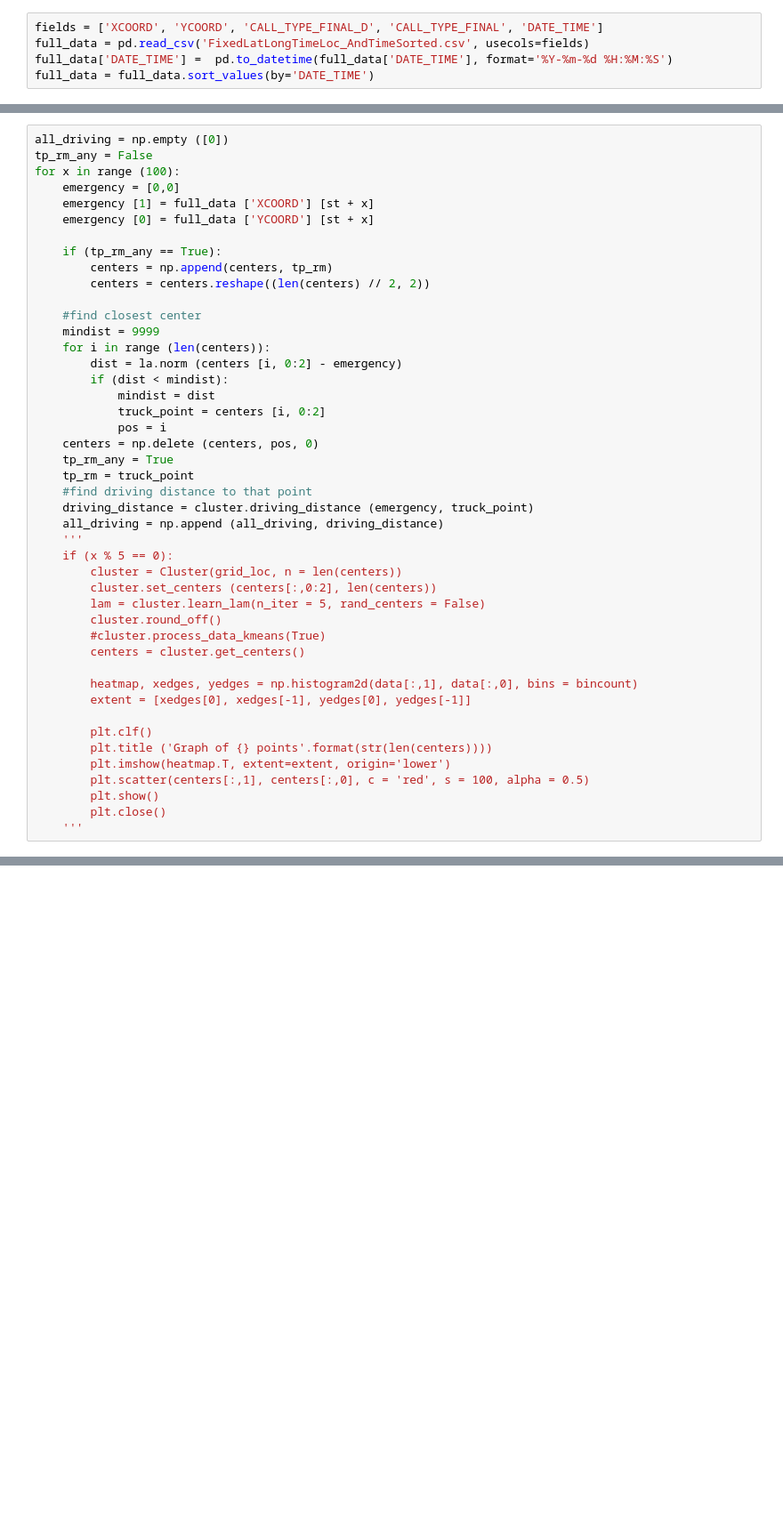
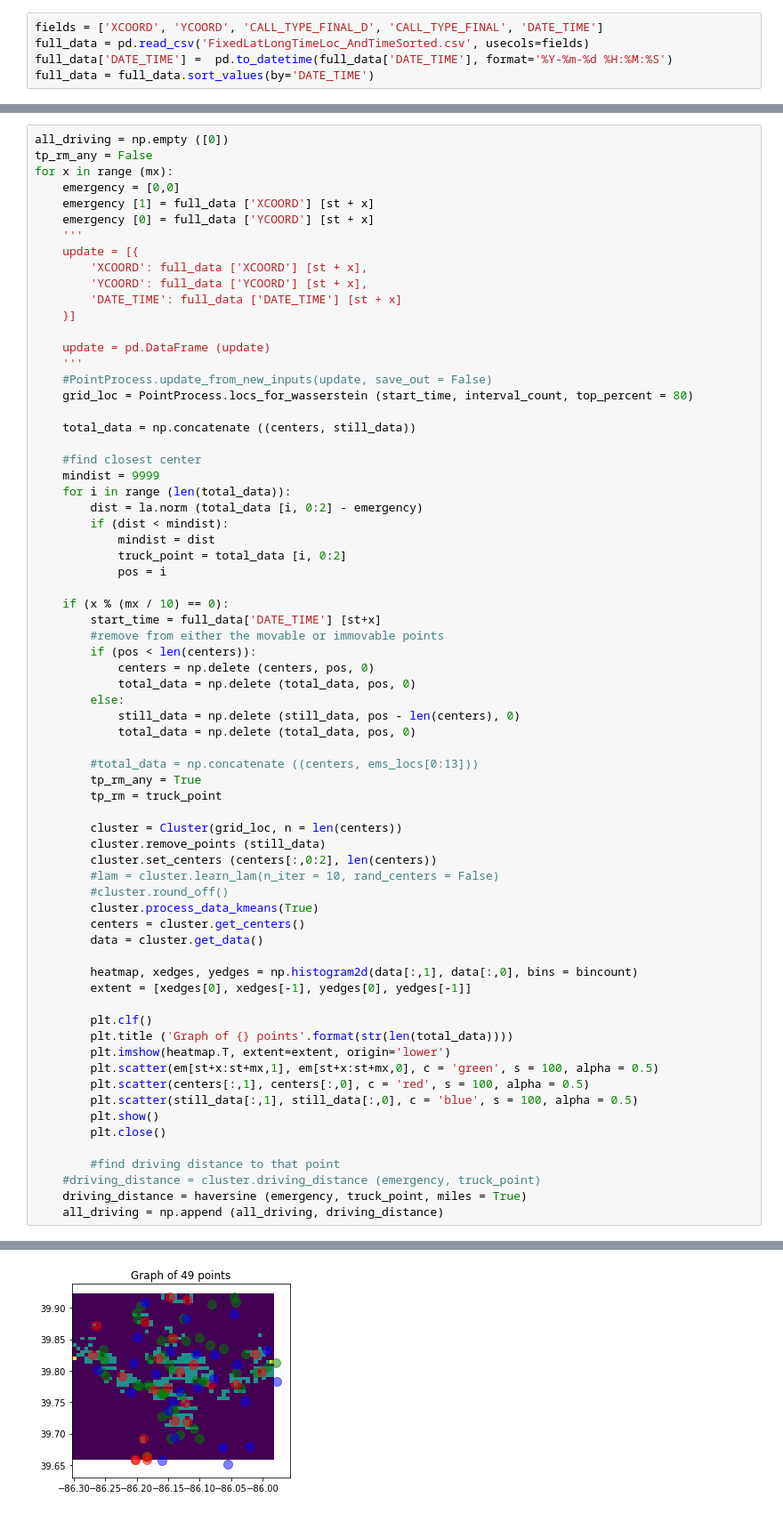
Before and after one commit to rjhosler/IUPUI-REU, a Jupyter notebook: Response Time.ipynb, the cells around one changed output, grey strips where cells are left out. Shown at 89% size. Cells and saved outputs as stored; diff of their text form; blank space fills up the shorter version.

```diff
--- a/Response Time.ipynb
+++ b/Response Time.ipynb
@@ -32,46 +79,70 @@ centers = cluster.get_centers()
 # %%
 all_driving = np.empty ([0])
 tp_rm_any = False
-for x in range (100):
+for x in range (mx):
     emergency = [0,0]
     emergency [1] = full_data ['XCOORD'] [st + x]
     emergency [0] = full_data ['YCOORD'] [st + x]
+    '''
+    update = [{
+        'XCOORD': full_data ['XCOORD'] [st + x],
+        'YCOORD': full_data ['YCOORD'] [st + x],
+        'DATE_TIME': full_data ['DATE_TIME'] [st + x]
+    }]
 
-    if (tp_rm_any == True):
-        centers = np.append(centers, tp_rm)
-        centers = centers.reshape((len(centers) // 2, 2))
+    update = pd.DataFrame (update)
+    '''
+    #PointProcess.update_from_new_inputs(update, save_out = False)
+    grid_loc = PointProcess.locs_for_wasserstein (start_time, interval_count, top_percent = 80)
+
+    total_data = np.concatenate ((centers, still_data))
 
     #find closest center
     mindist = 9999
-    for i in range (len(centers)):
-        dist = la.norm (centers [i, 0:2] - emergency)
+    for i in range (len(total_data)):
+        dist = la.norm (total_data [i, 0:2] - emergency)
         if (dist < mindist):
             mindist = dist
-            truck_point = centers [i, 0:2]
+            truck_point = total_data [i, 0:2]
             pos = i
-    centers = np.delete (centers, pos, 0)
-    tp_rm_any = True
-    tp_rm = truck_point
-    #find driving distance to that point
-    driving_distance = cluster.driving_distance (emergency, truck_point)
-    all_driving = np.append (all_driving, driving_distance)
-    '''
-    if (x % 5 == 0):
+
+    if (x % (mx / 10) == 0):
+        start_time = full_data['DATE_TIME'] [st+x]
+        #remove from either the movable or immovable points
+        if (pos < len(centers)):
+            centers = np.delete (centers, pos, 0)
+            total_data = np.delete (total_data, pos, 0)
+        else:
+            still_data = np.delete (still_data, pos - len(centers), 0)
+            total_data = np.delete (total_data, pos, 0)
+
+        #total_data = np.concatenate ((centers, ems_locs[0:13]))
+        tp_rm_any = True
+        tp_rm = truck_point
+
         cluster = Cluster(grid_loc, n = len(centers))
+        cluster.remove_points (still_data)
         cluster.set_centers (centers[:,0:2], len(centers))
-        lam = cluster.learn_lam(n_iter = 5, rand_centers = False)
-        cluster.round_off()
-        #cluster.process_data_kmeans(True)
+        #lam = cluster.learn_lam(n_iter = 10, rand_centers = False)
+        #cluster.round_off()
+        cluster.process_data_kmeans(True)
         centers = cluster.get_centers()
+        data = cluster.get_data()
 
         heatmap, xedges, yedges = np.histogram2d(data[:,1], data[:,0], bins = bincount)
         extent = [xedges[0], xedges[-1], yedges[0], yedges[-1]]
 
         plt.clf()
-        plt.title ('Graph of {} points'.format(str(len(centers))))
+        plt.title ('Graph of {} points'.format(str(len(total_data))))
         plt.imshow(heatmap.T, extent=extent, origin='lower')
+        plt.scatter(em[st+x:st+mx,1], em[st+x:st+mx,0], c = 'green', s = 100, alpha = 0.5)
         plt.scatter(centers[:,1], centers[:,0], c = 'red', s = 100, alpha = 0.5)
+        plt.scatter(still_data[:,1], still_data[:,0], c = 'blue', s = 100, alpha = 0.5)
         plt.show()
         plt.close()
-    '''
+
+        #find driving distance to that point
+    #driving_distance = cluster.driving_distance (emergency, truck_point)
+    driving_distance = haversine (emergency, truck_point, miles = True)
+    all_driving = np.append (all_driving, driving_distance)
 # %% [output]
@@ -94,0 +150 @@ oof. try again
+[figure, added]
```
Also changed, not shown: parts of 24 cells of this notebook.
